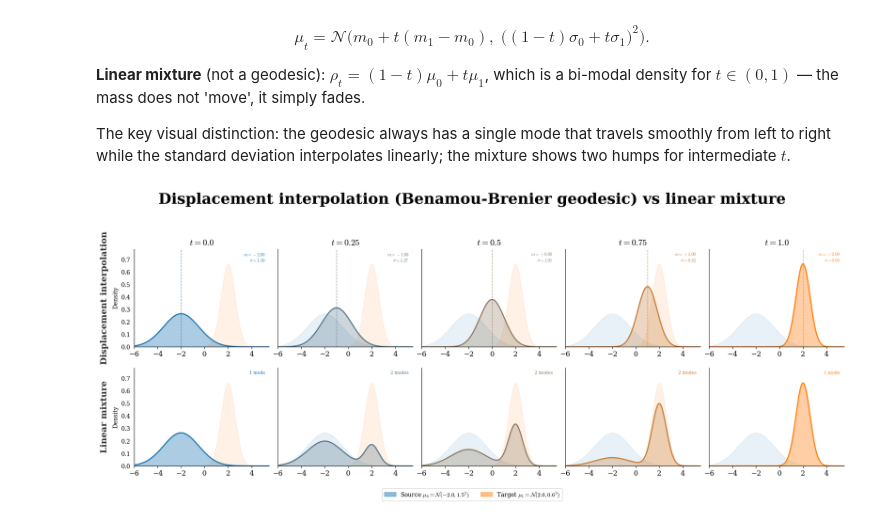
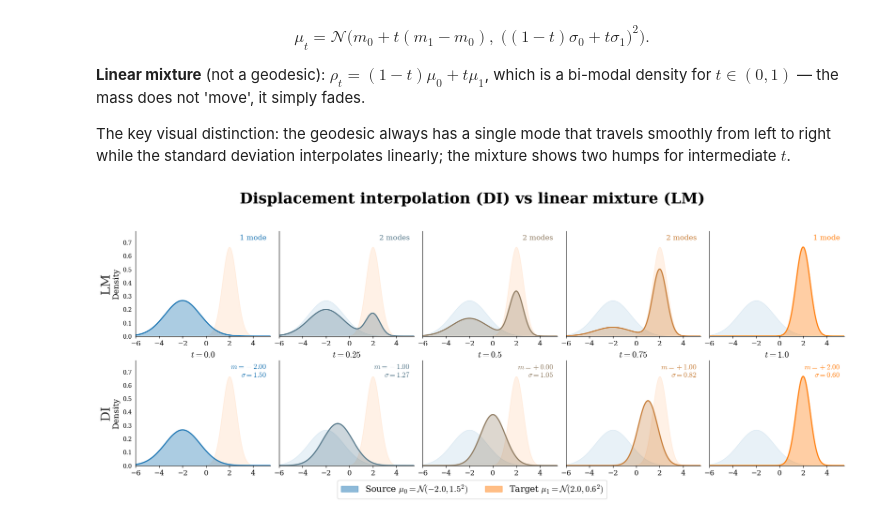
Before and after one commit to rs1422/RMSOT, a Jupyter notebook: Section 2/Section_2.ipynb, the cells around one changed output. Cells and saved outputs as stored; diff of their text form; code cells hidden in the pictures.

Commit message:
Updated figures

```diff
--- a/Section 2/Section_2.ipynb
+++ b/Section 2/Section_2.ipynb
@@ -250,8 +250,8 @@ fig, axes = plt.subplots(
 )
 
 row_titles = [
-    'Displacement interpolation',
-    'Linear mixture'
+    'LM',
+    'DI',
 ]
 
 y_max_geo = max(
@@ -264,39 +264,8 @@ y_max_lin = max(
 for col, t in enumerate(ts):
     col_color = blend(t)
 
-    # ── Row 0: displacement interpolation ──────────────────
+    # ── Row 0: linear mixture ───────────────────────────────
     ax = axes[0, col]
-    ax.set_facecolor(BG)
-    pdf_geo, mt, st = geodesic_density(t, x)
-
-    # Source and target as light reference fills
-    ax.fill_between(x, norm.pdf(x, m0, s0), alpha=0.10, color=C_SRC)
-    ax.fill_between(x, norm.pdf(x, m1, s1), alpha=0.10, color=C_TGT)
-    # Interpolated density
-    ax.fill_between(x, pdf_geo, alpha=0.30, color=col_color)
-    ax.plot(x, pdf_geo, lw=2.0, color=col_color)
-    # Vertical line at mode
-    ax.axvline(mt, lw=1.0, ls='--', color=col_color, alpha=0.7)
-
-    ax.set_xlim(x[0], x[-1])
-    ax.set_ylim(0, y_max_geo)
-    ax.set_title(f'$t = {t}$', fontsize=15)
-    ax.tick_params(axis='x', labelsize=12)
-    ax.tick_params(left=False, labelleft=(col == 0))
-    for sp in ['top', 'right']:
-        ax.spines[sp].set_visible(False)
-    if col == 0:
-        ax.set_ylabel('Density', fontsize=10)
-
-    # Annotation: mean ± std
-    ax.text(0.97, 0.97,
-            f'$m={mt:+.2f}$\n$\\sigma={st:.2f}$',
-            transform=ax.transAxes, fontsize=7.5,
-            ha='right', va='top', color=col_color,
-            bbox=dict(fc=BG, ec='none', pad=1))
-
-    # ── Row 1: linear mixture ───────────────────────────────
-    ax = axes[1, col]
     ax.set_facecolor(BG)
     pdf_lin = linear_density(t, x)
 
@@ -312,46 +281,76 @@ for col, t in enumerate(ts):
     for sp in ['top', 'right']:
         ax.spines[sp].set_visible(False)
     if col == 0:
-        ax.set_ylabel('Density', fontsize=10)
+        ax.set_ylabel('Density', fontsize=14)
 
     # Number of modes (rough: count local maxima)
     grad = np.diff(np.sign(np.diff(pdf_lin)))
     n_modes = int((grad < 0).sum())
     ax.text(0.97, 0.97,
             f'{n_modes} mode{"s" if n_modes != 1 else ""}',
-            transform=ax.transAxes, fontsize=7.5,
+            transform=ax.transAxes, fontsize=12.5,
             ha='right', va='top', color=col_color,
             bbox=dict(fc=BG, ec='none', pad=1))
+
+    # ── Row 1: displacement interpolation ──────────────────
+    ax = axes[1, col]
+    ax.set_facecolor(BG)
+    pdf_geo, mt, st = geodesic_density(t, x)
+
+    # Source and target as light reference fills
+    ax.fill_between(x, norm.pdf(x, m0, s0), alpha=0.10, color=C_SRC)
+    ax.fill_between(x, norm.pdf(x, m1, s1), alpha=0.10, color=C_TGT)
+    # Interpolated density
+    ax.fill_between(x, pdf_geo, alpha=0.30, color=col_color)
+    ax.plot(x, pdf_geo, lw=2.0, color=col_color)
+
+    ax.set_xlim(x[0], x[-1])
+    ax.set_ylim(0, y_max_geo)
+    ax.set_title(f'$t = {t}$', fontsize=15)
+    ax.tick_params(axis='x', labelsize=12)
+    ax.tick_params(left=False, labelleft=(col == 0))
+    for sp in ['top', 'right']:
+        ax.spines[sp].set_visible(False)
+    # density y-axis label
+    if col == 0:
+        ax.set_ylabel('Density', fontsize=14)
+
+    # Annotation: mean ± std
+    ax.text(0.97, 0.97,
+            f'$m={mt:+.2f}$\n$\\sigma={st:.2f}$',
+            transform=ax.transAxes, fontsize=12.5,
+            ha='right', va='top', color=col_color,
+            bbox=dict(fc=BG, ec='none', pad=0.5, alpha=0.0))
 
 # Row labels on the left
 for row, title in enumerate(row_titles):
     axes[row, 0].annotate(
         title, xy=(-0.22, 0.5), xycoords='axes fraction',
-        fontsize=15, rotation=90, va='center', ha='center',
-        fontweight='bold', color='#333',
+        fontsize=22, rotation=90, va='center', ha='center',
+        color='#333',
     )
 
 # Legend patches
 src_patch = mpatches.Patch(color=C_SRC, alpha=0.5,
                            label=f'Source $\\mu_0 = \\mathcal{{N}}({m0},{s0}^2)$')
 tgt_patch = mpatches.Patch(color=C_TGT, alpha=0.5,
                            label=f'Target $\\mu_1 = \\mathcal{{N}}({m1},{s1}^2)$')
 fig.legend(
     handles=[src_patch, tgt_patch],
-    loc='lower center', ncol=2, fontsize=10,
+    loc='lower center', ncol=2, fontsize=15,
     framealpha=0.8, bbox_to_anchor=(0.5, -0.1),
 )
 
 fig.suptitle(
-    'Displacement interpolation (Benamou-Brenier geodesic) vs linear mixture',
+    'Displacement interpolation (DI) vs linear mixture (LM)',
     fontsize=26, fontweight='bold', y=1.15,
 )
 
 plt.savefig('fig_interpolation_comparison.pdf', bbox_inches='tight', facecolor=BG)
 plt.savefig('fig_interpolation_comparison.png', dpi=150, bbox_inches='tight', facecolor=BG)
 plt.show()
 # %% [output]
-[figure, old version]
+[figure, new version]
 # %%
 # ── Parameters & Colors ──────────────────────────────────────────
 C_SRC = '#1f77b4'
```
Also changed, not shown: parts of 3 cells of this notebook, 13 other files.
